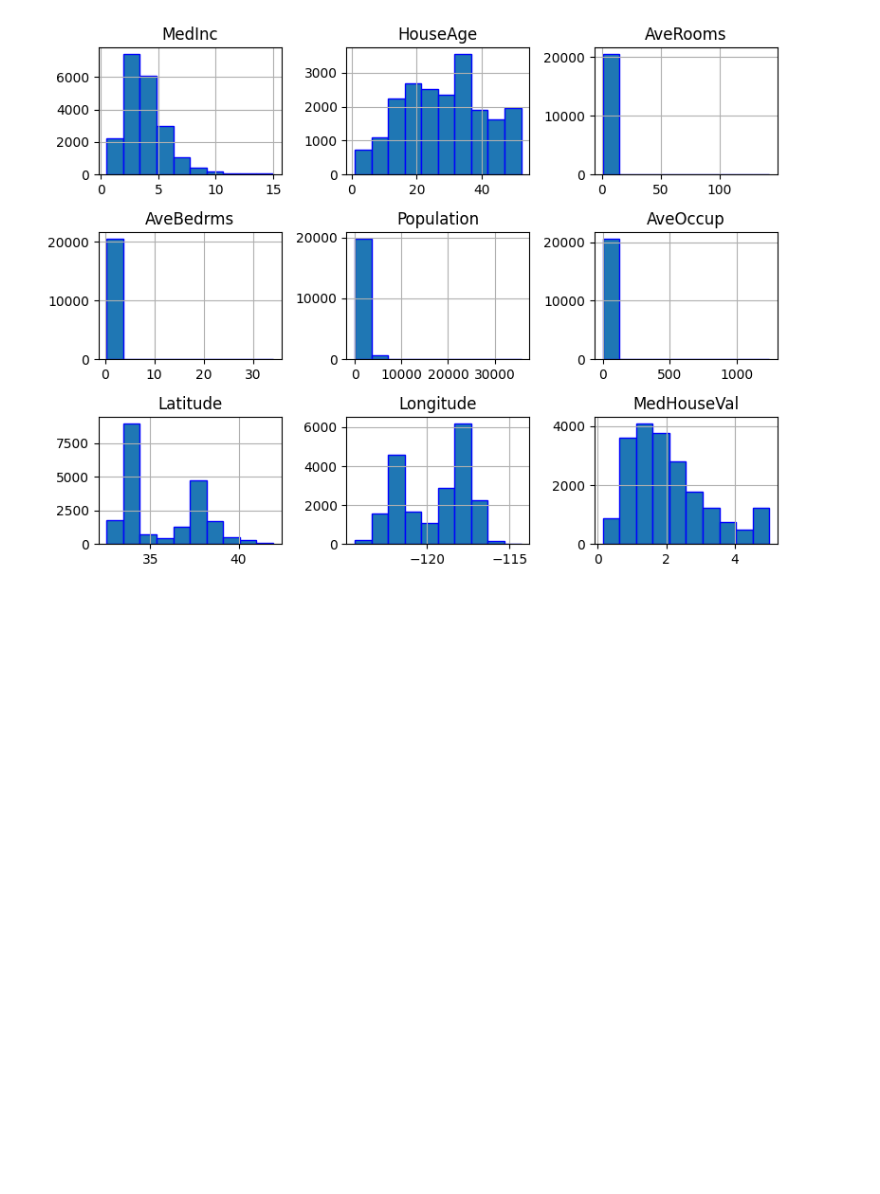
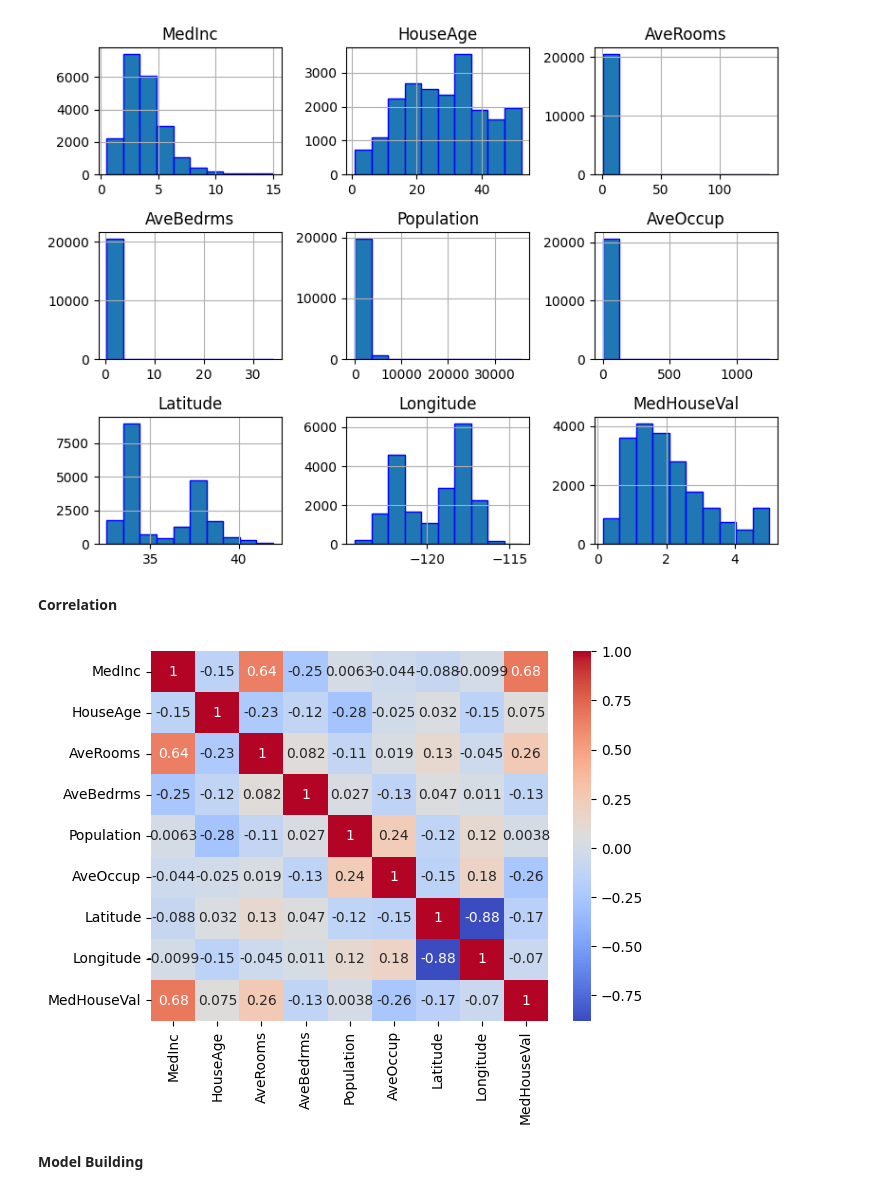
Before and after one commit to karthik-k11/Machine-Learning, a Jupyter notebook: ML/Polynomial_Regression.ipynb, the cells around one changed output. Cells and saved outputs as stored; diff of their text form; code cells hidden in the pictures; blank space fills up the shorter version.

```diff
--- a/ML/Polynomial_Regression.ipynb
+++ b/ML/Polynomial_Regression.ipynb
@@ -33,3 +33,15 @@ plt.show()
 # %% [output]
 <Figure size 800x600 with 0 Axes>
 [figure]
+# %% [markdown]
+**Correlation**
+# %%
+import seaborn as sns
+corr= df.corr(method='spearman')
+
+sns.heatmap(corr, annot=True, cmap='coolwarm')
+plt.show()
+# %% [output]
+[figure, added]
+# %% [markdown]
+**Model Building**
```
Also changed, not shown: parts of 2 cells of this notebook.
